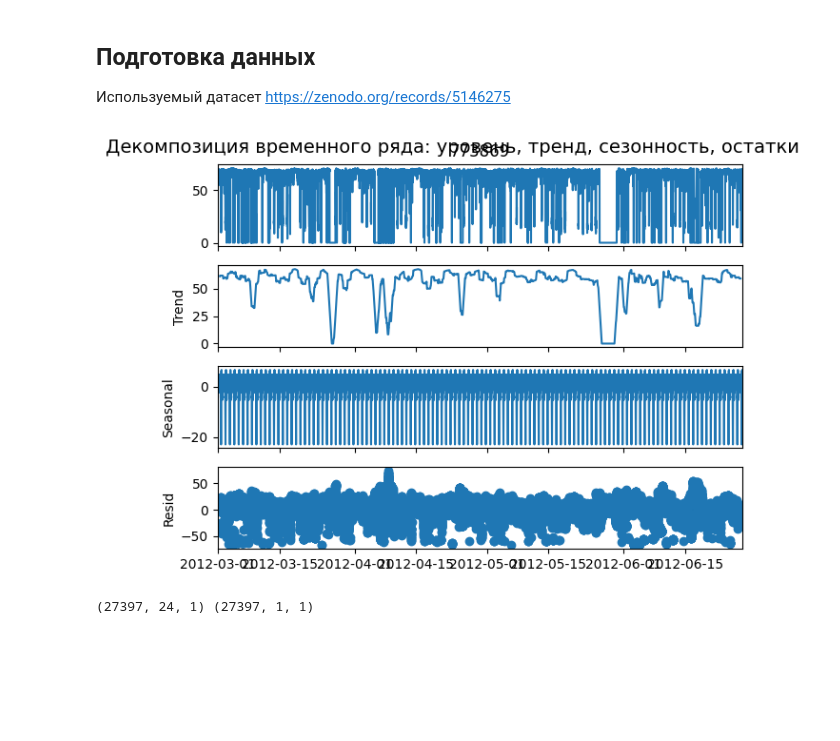
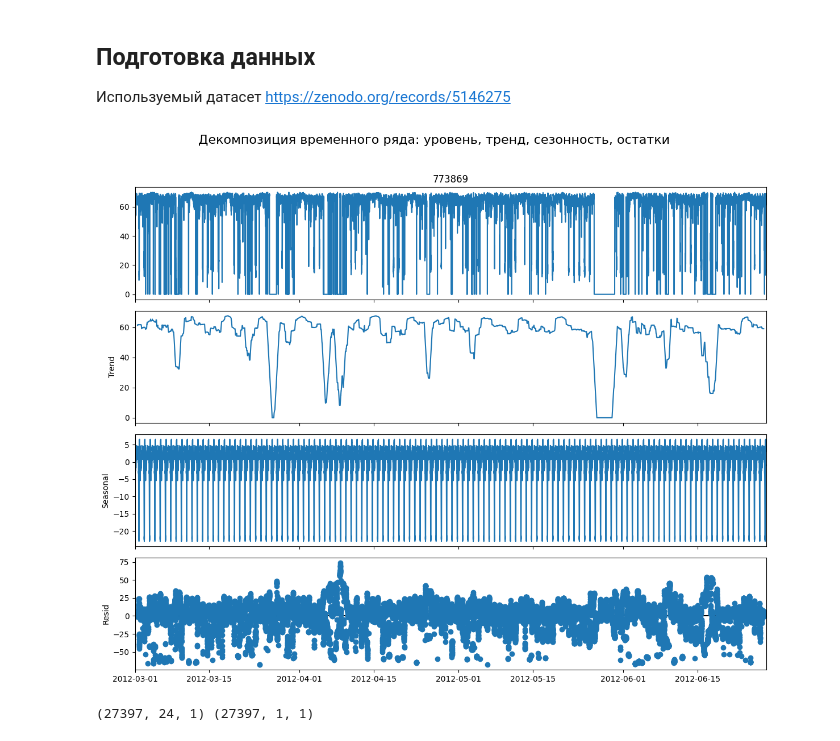
Before and after one commit to UnFarel/data_mining, a Jupyter notebook: Прогнозирование временных рядов, используя методы машинного и глубокого обучения/11pr.ipynb, the cells around one changed output. Cells and saved outputs as stored; diff of their text form; code cells hidden in the pictures; blank space fills up the shorter version.

Commit message:
11 norm graph

```diff
--- a/Прогнозирование временных рядов, используя методы машинного и глубокого обучения/11pr.ipynb
+++ b/Прогнозирование временных рядов, используя методы машинного и глубокого обучения/11pr.ipynb
@@ -32,11 +32,13 @@ sensor_id = '773869'
 df = df[[sensor_id]].dropna()
 # %%
 result = seasonal_decompose(df[sensor_id], model='additive', period=288)
-result.plot()
-plt.suptitle("Декомпозиция временного ряда: уровень, тренд, сезонность, остатки", fontsize=14)
+fig = result.plot()
+fig.set_size_inches(12, 10)
+plt.suptitle("Декомпозиция временного ряда: уровень, тренд, сезонность, остатки", fontsize=16)
+plt.tight_layout(rect=[0, 0, 1, 0.96])
 plt.show()
 # %% [output]
-[figure, old version]
+[figure, new version]
 # %%
 scaler = MinMaxScaler()
 data_scaled = scaler.fit_transform(df)
```
